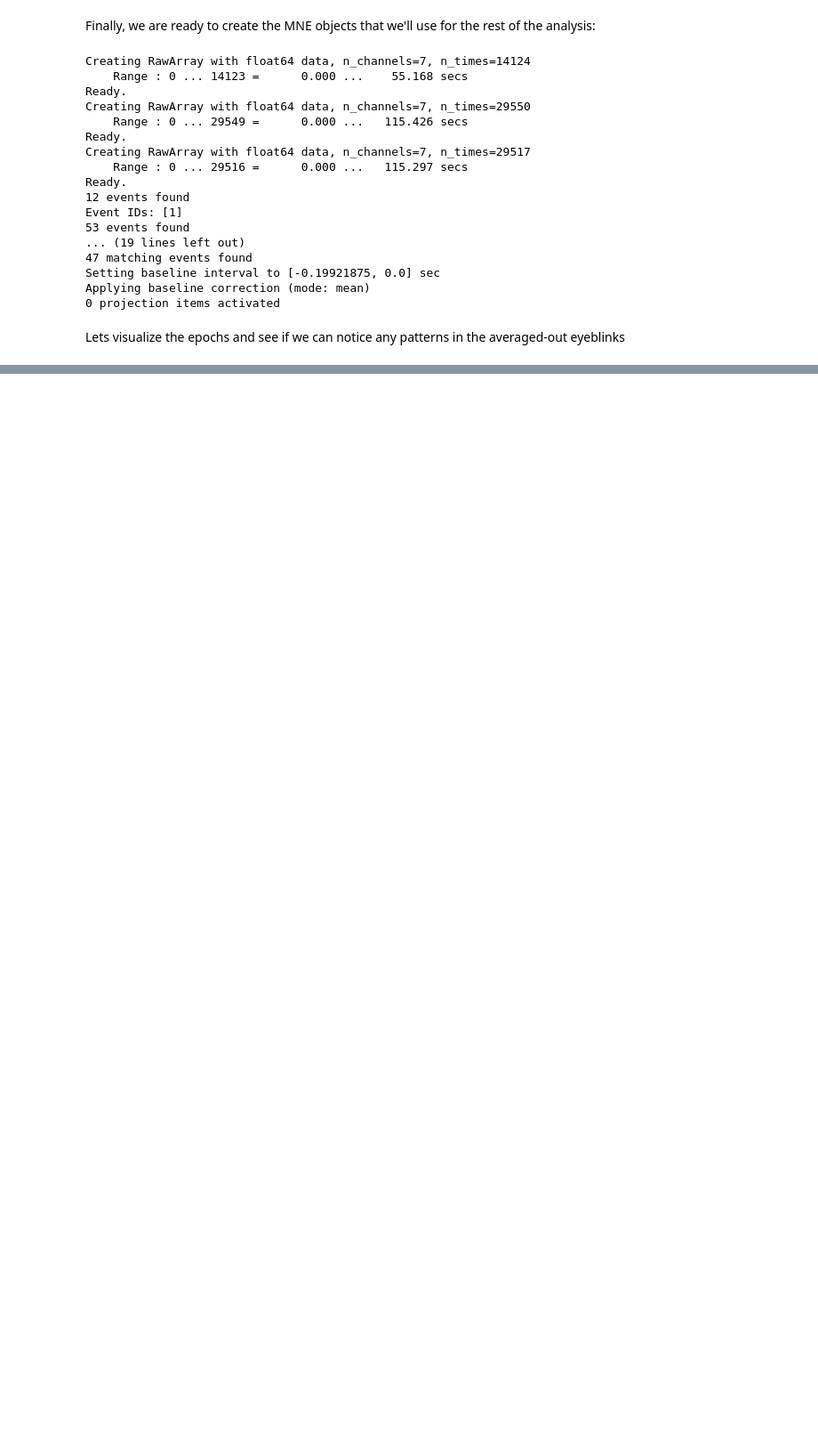
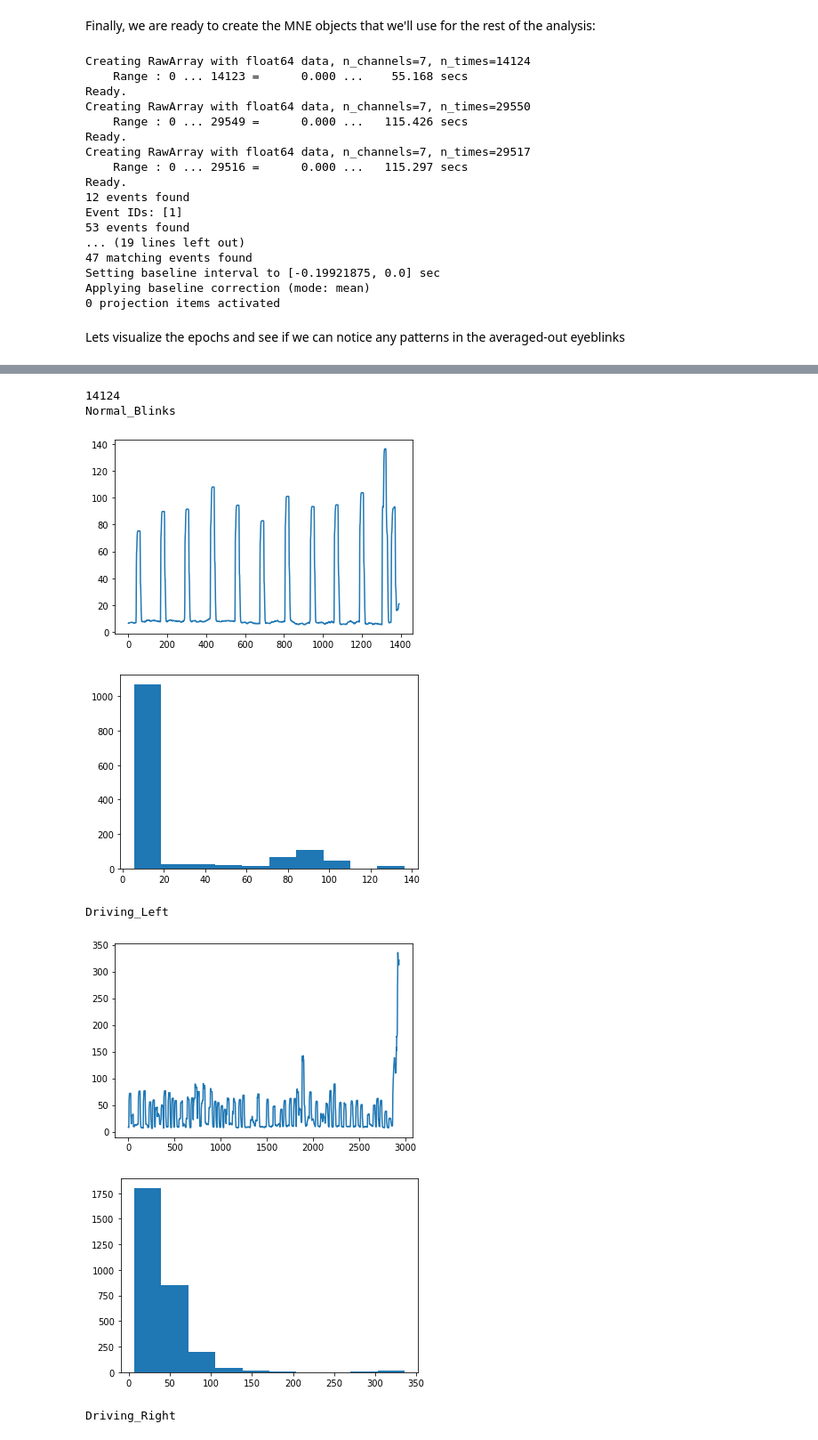
Before and after one commit to MACtion-Potential/weeping-angel, a Jupyter notebook: EyeBlink_Detection.ipynb, the cells around one changed output, grey strips where cells are left out. Shown at 89% size. Saved outputs shown, nothing was run; the diff lists cells and outputs as text; code cells hidden in the pictures; blank space fills up the shorter version.

Commit message:
Tested out the variance for distinguishing eyeblinks

```diff
--- a/EyeBlink_Detection.ipynb
+++ b/EyeBlink_Detection.ipynb
@@ -188,0 +198,24 @@ Ther
+# %%
+import numpy as np
+print(raw_recordings["Normal_Blinks"]["timestamps"].size)
+for key, dataset in raw_recordings.items():
+    print(key)
+    variance_list = []
+    for window_start in range(0, dataset["timestamps"].size - 200, 10):
+        window_stop = window_start + 200
+        channelname = "TP10"
+        variance_list.append(np.std(dataset[channelname][window_start:window_stop]))
+    #plt.plot(dataset[channelname])
+    plt.plot(variance_list)
+    plt.show()
+    plt.hist(variance_list)
+    plt.show()
+# %% [output]
+14124
+Normal_Blinks
+[figure, added]
+[figure, added]
+Driving_Left
+[figure, added]
+[figure, added]
+Driving_Right
```
Also changed, not shown: parts of 7 cells of this notebook.
